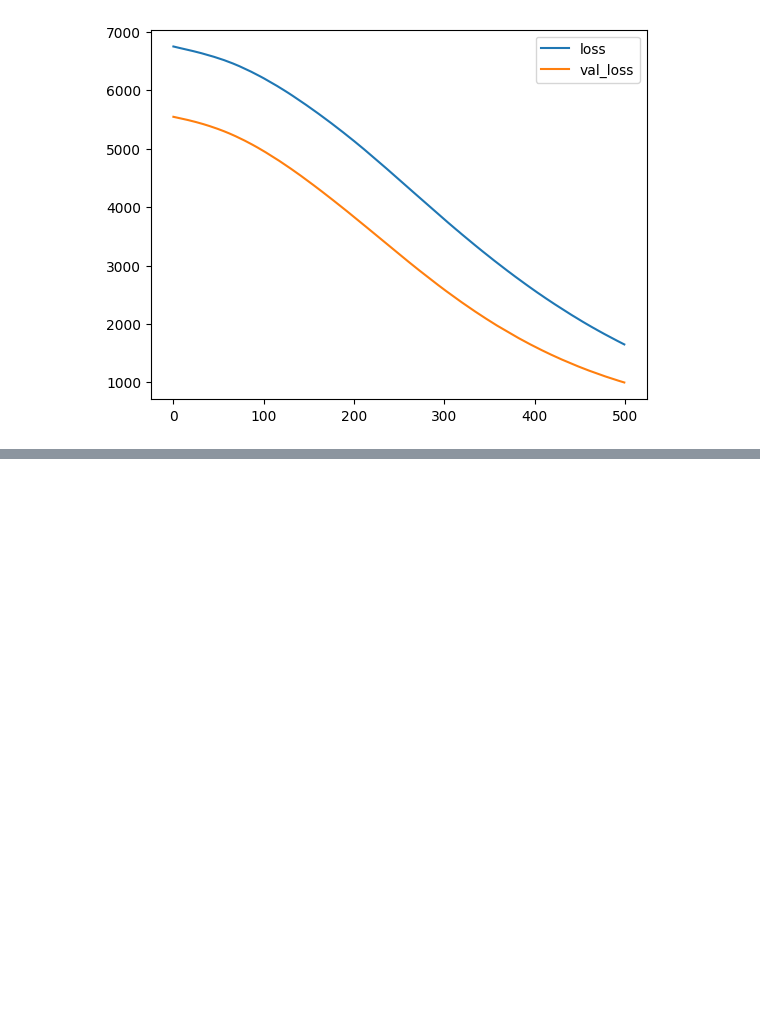
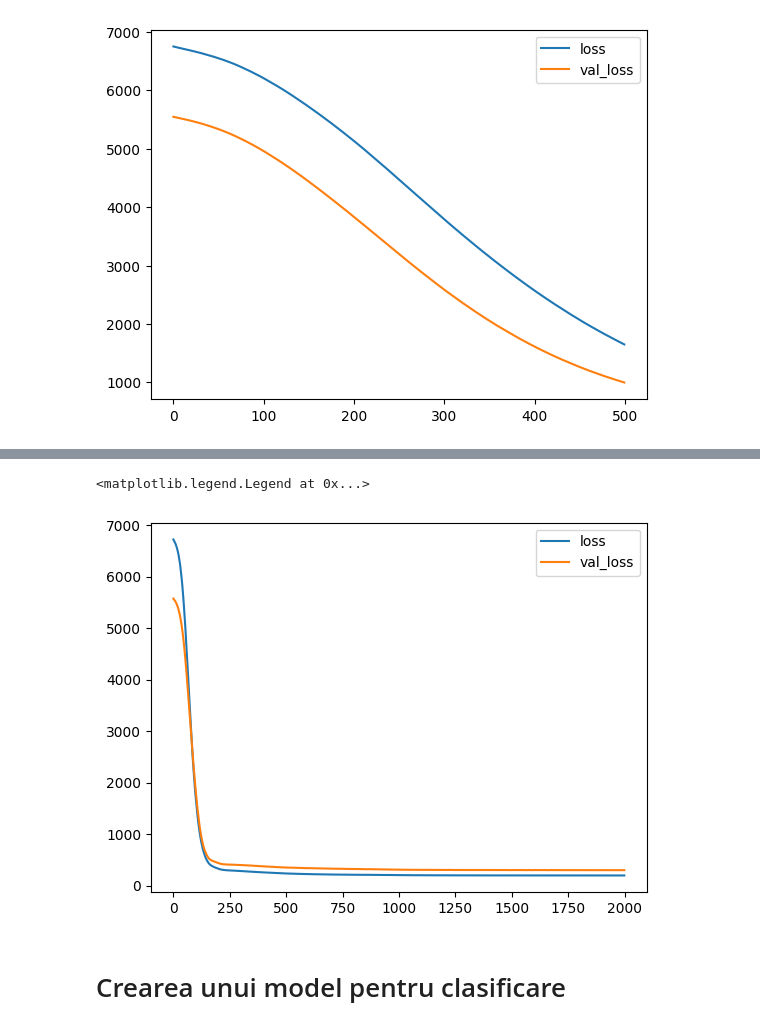
Before and after one commit to sojog/ML-NLP-DP-Bittnet-Iulie-2026, a Jupyter notebook: Ziua6/01_regresie_clasificare_keras.ipynb, the cells around one changed output, grey strips where cells are left out. Drawn from its saved outputs; the diff is of its cells as text; code cells hidden in the pictures; blank space fills up the shorter version.

Commit message:
Regresie clasificare

```diff
--- a/Ziua6/01_regresie_clasificare_keras.ipynb
+++ b/Ziua6/01_regresie_clasificare_keras.ipynb
@@ -225,0 +228,15 @@ plt.legend()
+# %%
+model_improv = tf.keras.Sequential([
+    ## INPUT
+    tf.keras.layers.Input(shape=(1,)),
+
+    tf.keras.layers.Dense(32, activation="relu"),
+    tf.keras.layers.Dense(16, activation="relu"),
+
+    ## OUTPUT
+    tf.keras.layers.Dense(1),
+])
+
+model_improv.compile(optimizer="adam", loss="mse", metrics=["mae"])
+
+model_improv.summary()
@@ -225,0 +257,11 @@ plt.legend()
+# %%
+model_history = model_improv.fit(x_train, y_train, epochs=2000, validation_split=0.2, verbose=0)
+# %%
+plt.plot(model_history.history["loss"], label="loss")
+plt.plot(model_history.history["val_loss"], label="val_loss")
+plt.legend()
+# %% [output]
+<matplotlib.legend.Legend at 0x...>
+[figure, added]
+# %% [markdown]
+# Crearea unui model pentru clasificare
```
Also changed, not shown: parts of 23 cells of this notebook.
